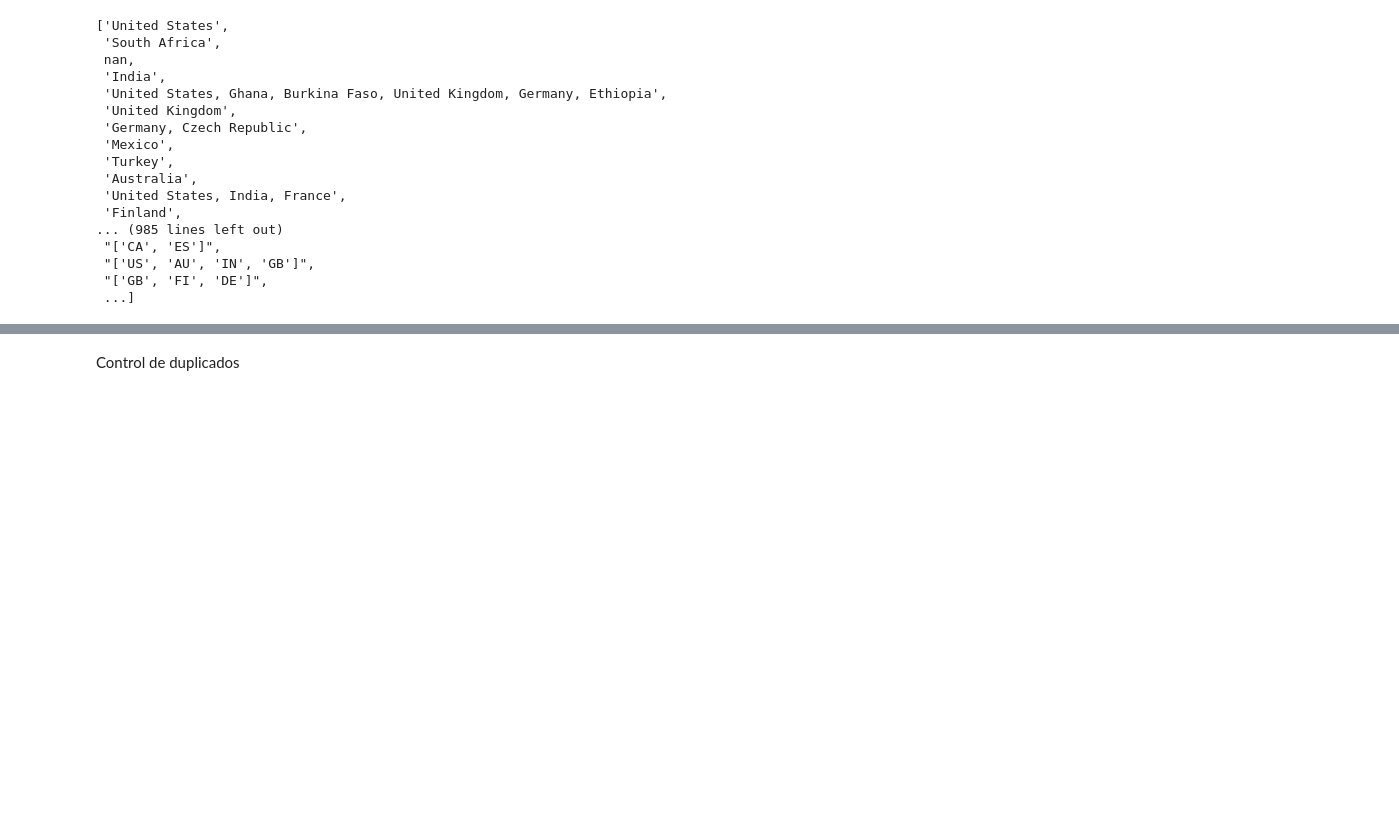
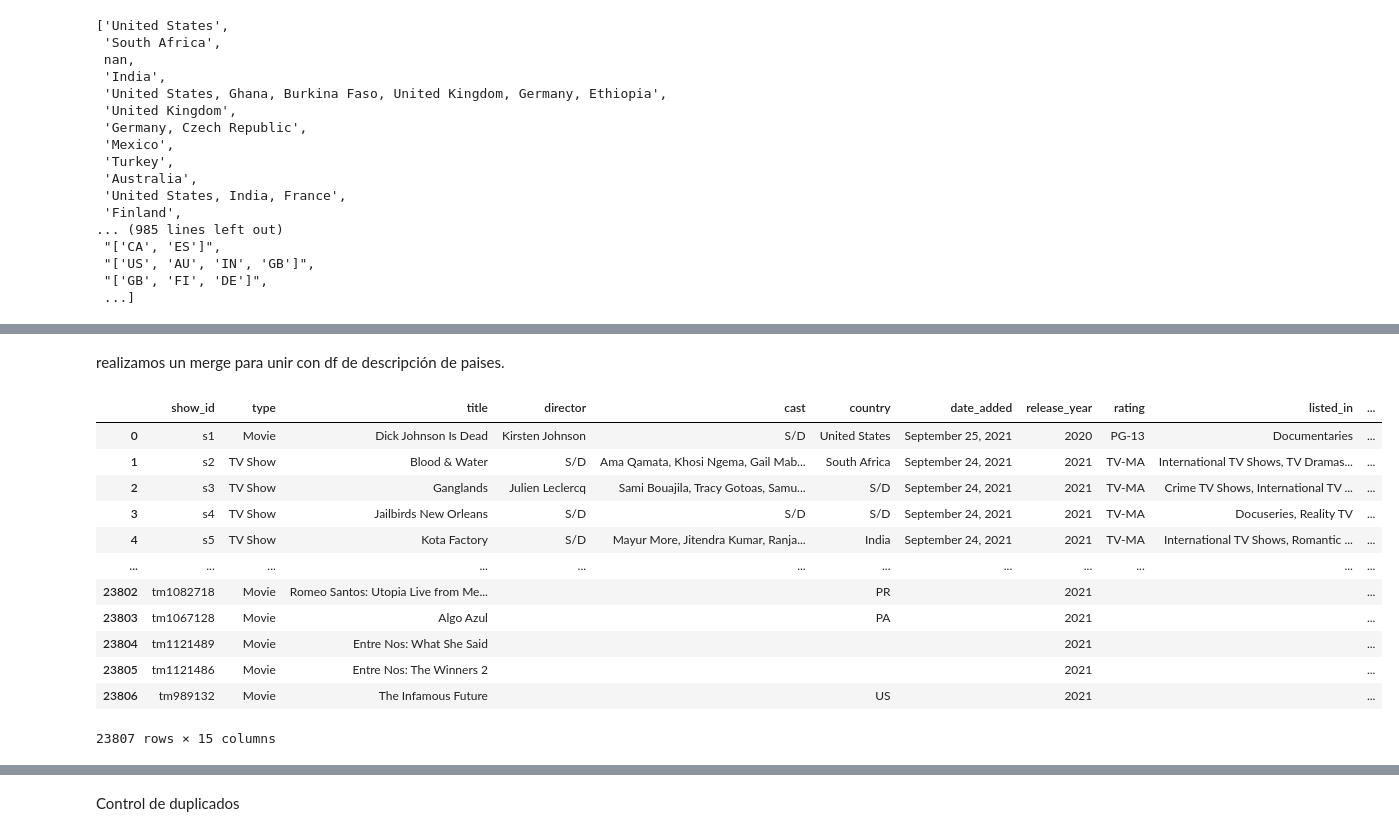
Before and after one commit to Marce-Valverde/PFGrupo19, a Jupyter notebook: Proyecto.ipynb, the cells around one changed output, grey strips where cells are left out. Drawn from its saved outputs; the diff is of its cells as text; code cells hidden in the pictures; blank space fills up the shorter version.

```diff
--- a/Proyecto.ipynb
+++ b/Proyecto.ipynb
@@ -373,0 +404,3 @@ list(valores_unicos)
+# %%
+paises.rename(columns={'ISO2': 'country', 'ENGLISH': 'PAIS'}, inplace=True)
+paises.head()
@@ -373,0 +462,4 @@ list(valores_unicos)
+# %%
+df2 = pd.DataFrame()
+df3 = pd.merge(df2,paises,how='outer',left_index=True, right_index=True)
+df3
@@ -373,0 +499,20 @@ list(valores_unicos)
+# %% [markdown]
+realizamos un merge para unir con df de descripción de paises.
+# %%
+
+df = pd.merge(df, df3, left_on='country', right_on='country', how='left')
+df
+# %% [output]
+|  | show_id | type | title | director | cast | country | date_added | release_year | rating | listed_in | ... |
+| 0 | s1 | Movie | Dick Johnson Is Dead | Kirsten Johnson | S/D | United States | September 25, 2021 | 2020 | PG-13 | Documentaries | ... |
+| 1 | s2 | TV Show | Blood & Water | S/D | Ama Qamata, Khosi Ngema, Gail Mab... | South Africa | September 24, 2021 | 2021 | TV-MA | International TV Shows, TV Dramas... | ... |
+| 2 | s3 | TV Show | Ganglands | Julien Leclercq | Sami Bouajila, Tracy Gotoas, Samu... | S/D | September 24, 2021 | 2021 | TV-MA | Crime TV Shows, International TV ... | ... |
+| 3 | s4 | TV Show | Jailbirds New Orleans | S/D | S/D | S/D | September 24, 2021 | 2021 | TV-MA | Docuseries, Reality TV | ... |
+| 4 | s5 | TV Show | Kota Factory | S/D | Mayur More, Jitendra Kumar, Ranja... | India | September 24, 2021 | 2021 | TV-MA | International TV Shows, Romantic ... | ... |
+| ... | ... | ... | ... | ... | ... | ... | ... | ... | ... | ... | ... |
+| 23802 | tm1082718 | Movie | Romeo Santos: Utopia Live from Me... |  |  | PR |  | 2021 |  |  | ... |
+| 23803 | tm1067128 | Movie | Algo Azul |  |  | PA |  | 2021 |  |  | ... |
+| 23804 | tm1121489 | Movie | Entre Nos: What She Said |  |  |  |  | 2021 |  |  | ... |
+| 23805 | tm1121486 | Movie | Entre Nos: The Winners 2 |  |  |  |  | 2021 |  |  | ... |
+| 23806 | tm989132 | Movie | The Infamous Future |  |  | US |  | 2021 |  |  | ... |
+23807 rows × 15 columns
```
Also changed, not shown: parts of 32 cells of this notebook, 6 other files.
